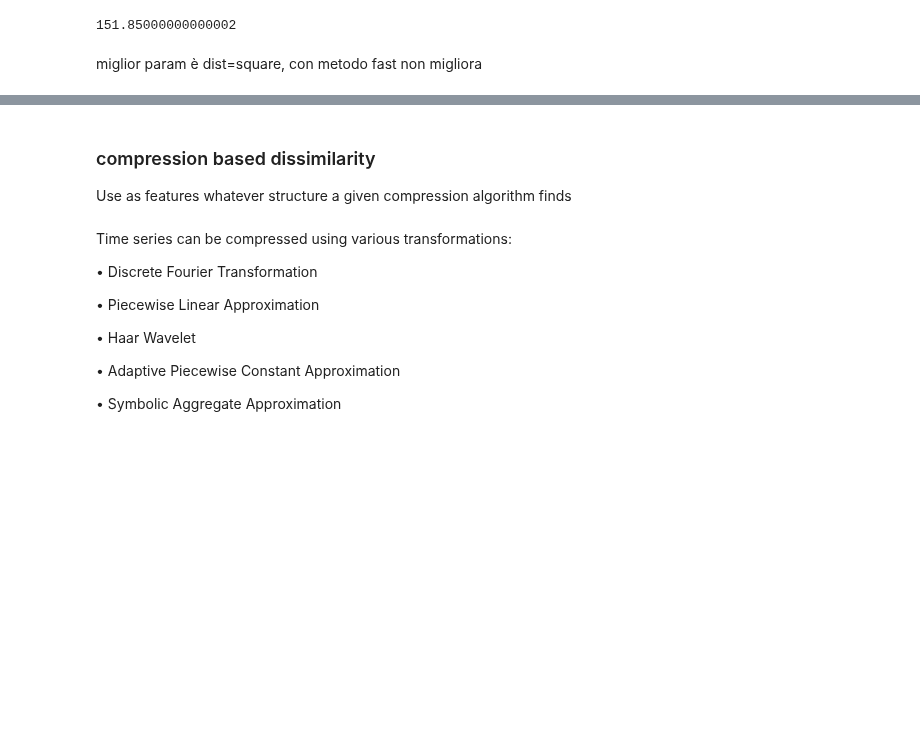
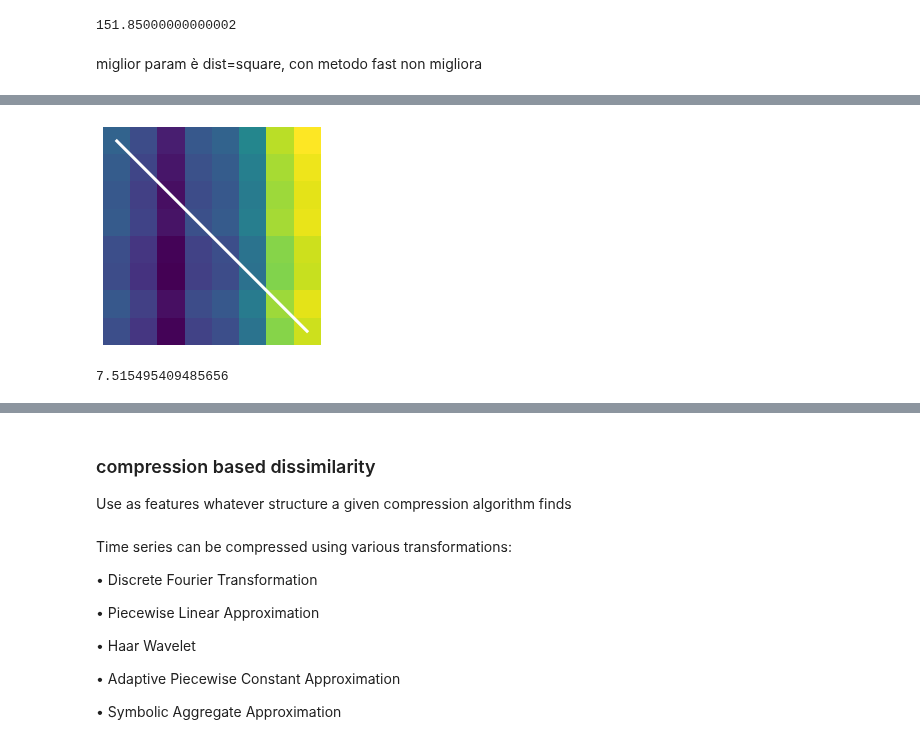
Before and after one commit to moniab/DataMining2Project, a Jupyter notebook: Time series similarity.ipynb, the cells around one changed output, grey strips where cells are left out. Saved outputs shown, nothing was run; the diff lists cells and outputs as text; code cells hidden in the pictures; blank space fills up the shorter version.

```diff
--- a/Time series similarity.ipynb
+++ b/Time series similarity.ipynb
@@ -280,0 +313,13 @@ miglior param è dist=square, con metodo fast non migliora
+# %%
+plt.imshow(mat)
+plt.axis("off")
+plt.autoscale(False)
+plt.plot([j for (i, j) in path], [i for (i, j) in path], "w-", linewidth=3.)
+plt.show()
+# %% [output]
+[figure, added]
+# %%
+path, dist = dtw_path(ts[:8], ts1[:8], global_constraint="itakura", itakura_max_slope=2.)#metto un vincolo globale per restringere i path ammissibili
+dist
+# %% [output]
+7.515495409485656
```
Also changed, not shown: parts of 10 cells of this notebook.
